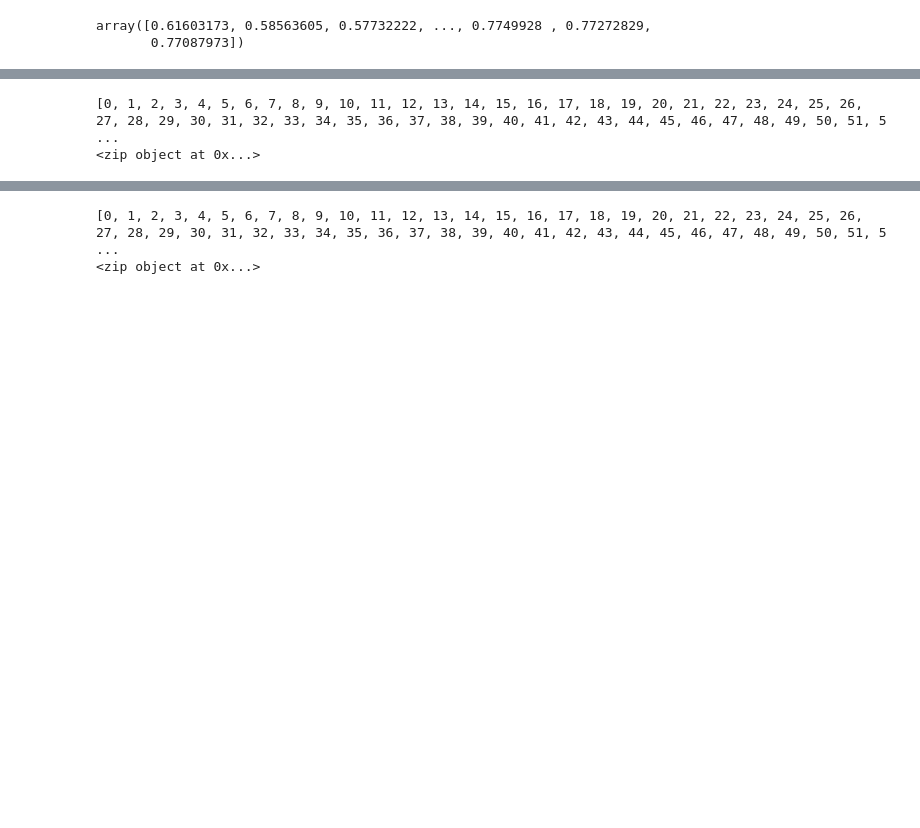
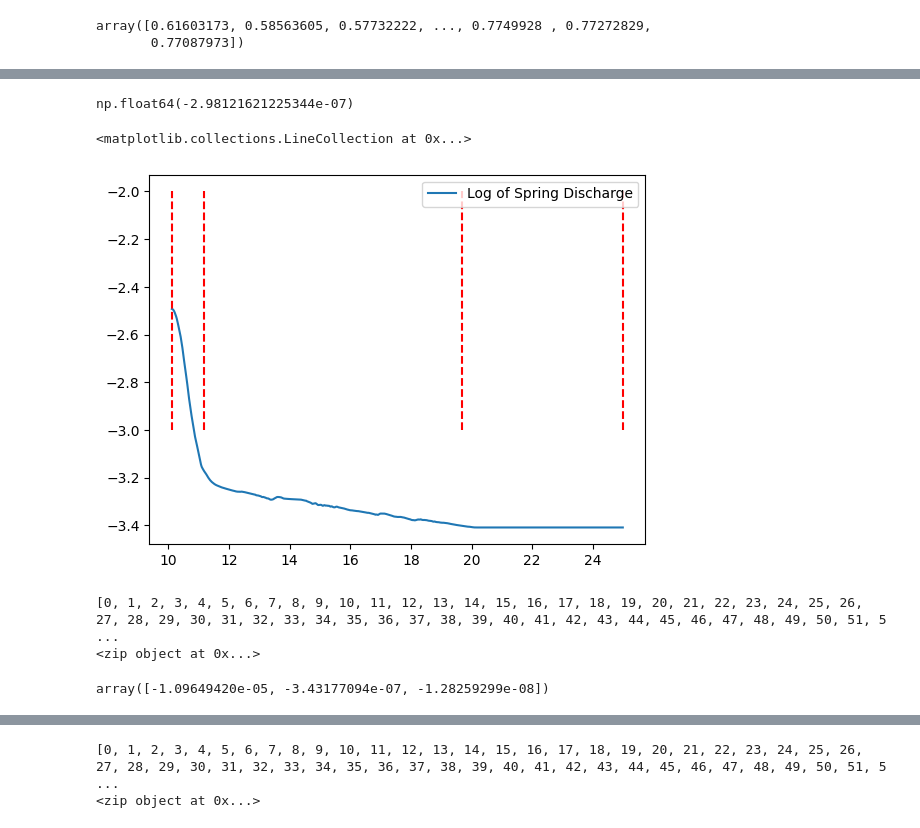
Before and after one commit to jhuang523/UMNBearSpring, a Jupyter notebook: openkarst/steady_state/conduit_geometry_setup.ipynb, the cells around one changed output, grey strips where cells are left out. Drawn from its saved outputs; the diff is of its cells as text; code cells hidden in the pictures; blank space fills up the shorter version.

```diff
--- a/openkarst/steady_state/conduit_geometry_setup.ipynb
+++ b/openkarst/steady_state/conduit_geometry_setup.ipynb
@@ -451 +474,18 @@ Text(0.5, 1.0, 'Straight Conduit Network, slope = 0.0008')
+# %%
+spring_Q = spring1[network1.outlets[0]]
+peak_idx= np.argmax(spring_Q)
+recession_Q = spring_Q[peak_idx:]
+recession_t = t1[peak_idx:]
+logQ = np.log(recession_Q + 1e-12) # add small value
+m, b = np.polyfit(recession_t, logQ, 1)
+# %% [output]
+np.float64(-2.98121621225344e-07)
+# %%
+slopes, t_segments = calculate_recession_coefficients(recession_t, recession_Q)
+# %%
+sns.lineplot(x = recession_t/86400, y = logQ, label = 'Log of Spring Discharge')
+plt.vlines(x = t_segments/86400, ymin =- 3, ymax = -2, color = 'red', linestyle = '--', label = 'Piecewise Breaks')
+# %% [output]
+<matplotlib.collections.LineCollection at 0x...>
+[figure, added]
 # %%
@@ -460,6 +502,10 @@ Q2, y2, t2, spring2 = get_transient_results(results_dir, network_dir)
 # %% [output]
 [0, 1, 2, 3, 4, 5, 6, 7, 8, 9, 10, 11, 12, 13, 14, 15, 16, 17, 18, 19, 20, 21, 22, 23, 24, 25, 26, 27, 28, 29, 30, 31, 32, 33, 34, 35, 36, 37, 38, 39, 40, 41, 42, 43, 44, 45, 46, 47, 48, 49, 50, 51, 5 ...
 <zip object at 0x...>
+# %%
+coeffs_2
+# %% [output]
+array([-1.09649420e-05, -3.43177094e-07, -1.28259299e-08])
 # %%
 Q_df2 = pd.DataFrame({'t' : t2, 'Q' : spring2[network2.outlets[0]]})
 Q_df2['t_round'] = Q_df2['t'].round(2)
```
Also changed, not shown: parts of 14 cells of this notebook, 21 other files.
